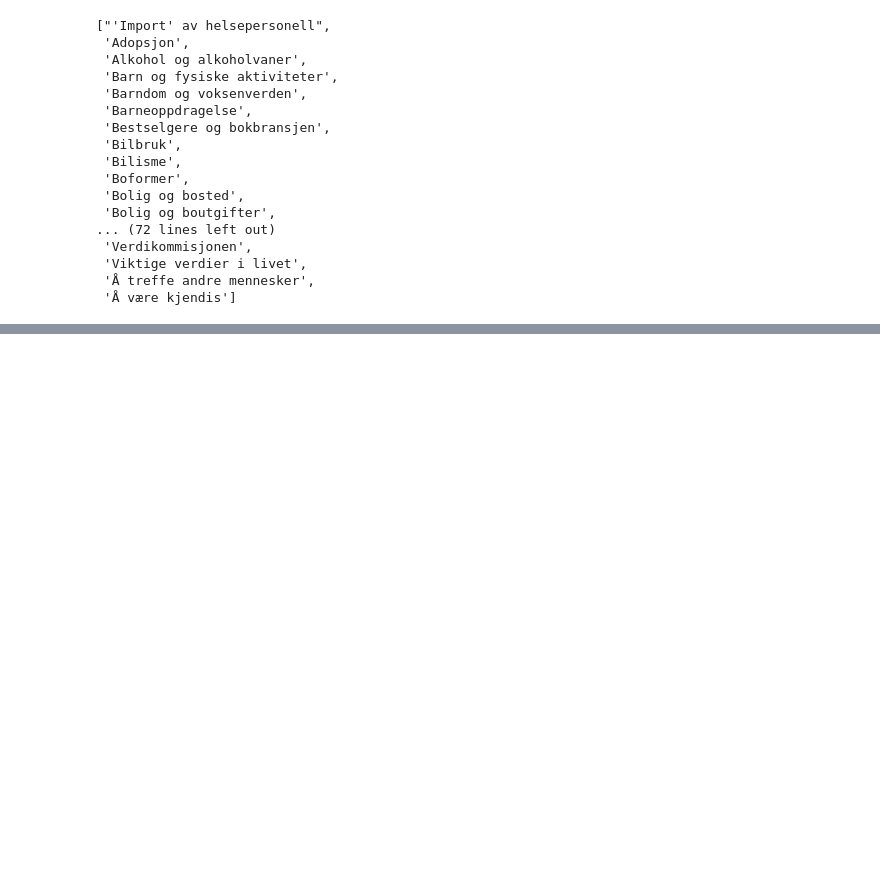
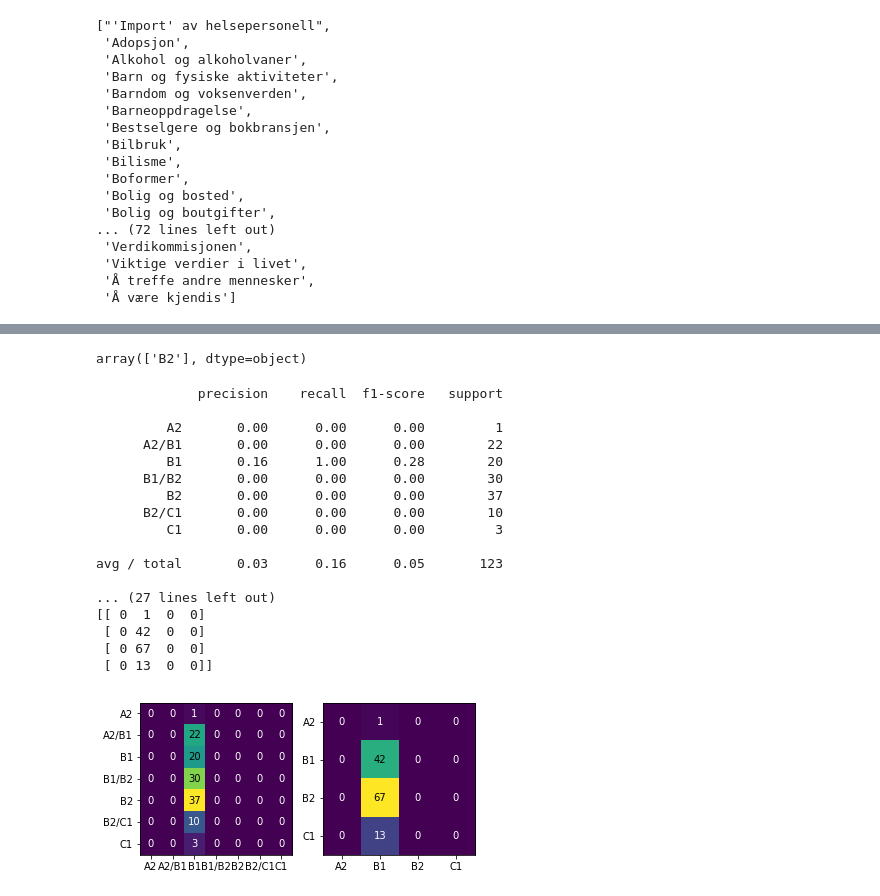
Before and after one commit to PhyloStar/NorskASK, a Jupyter notebook: notebooks/Post-split analysis.ipynb, the cells around one changed output, grey strips where cells are left out. Saved outputs shown, nothing was run; the diff lists cells and outputs as text; code cells hidden in the pictures; blank space fills up the shorter version.

Commit message:
majority experiment in notebook

```diff
--- a/notebooks/Post-split analysis.ipynb
+++ b/notebooks/Post-split analysis.ipynb
@@ -11,3 +10,7 @@ data = pd.concat(load_train_and_dev())
+# %%
+train = load_split('train')
+dev = load_split('dev')
+data = pd.concat([train, dev])
 # %%
 column = 'testlevel'
 labels = data[column].unique()
@@ -51,0 +87,34 @@ sorted(data.title.unique())
+# %%
+clf.predict([[5]])
+# %% [output]
+array(['B2'], dtype=object)
+# %%
+train['collapsed'] = [round_cefr_score(s) for s in train.cefr]
+dev['collapsed'] = [round_cefr_score(s) for s in dev.cefr]
+# %%
+majority_label = train.cefr.value_counts().index[0]
+pred = [majority_label for __ in dev.cefr]
+
+labels = sorted(dev.cefr.unique())
+report([labels.index(s) for s in dev.cefr],
+       [labels.index(s) for s in pred],
+       labels)
+# %% [output]
+             precision    recall  f1-score   support
+
+         A2       0.00      0.00      0.00         1
+      A2/B1       0.00      0.00      0.00        22
+         B1       0.16      1.00      0.28        20
+      B1/B2       0.00      0.00      0.00        30
+         B2       0.00      0.00      0.00        37
+      B2/C1       0.00      0.00      0.00        10
+         C1       0.00      0.00      0.00         3
+
+avg / total       0.03      0.16      0.05       123
+
+... (27 lines left out)
+[[ 0  1  0  0]
+ [ 0 42  0  0]
+ [ 0 67  0  0]
+ [ 0 13  0  0]]
+[figure, added]
```
Also changed, not shown: parts of 6 cells of this notebook, 1 other file.
